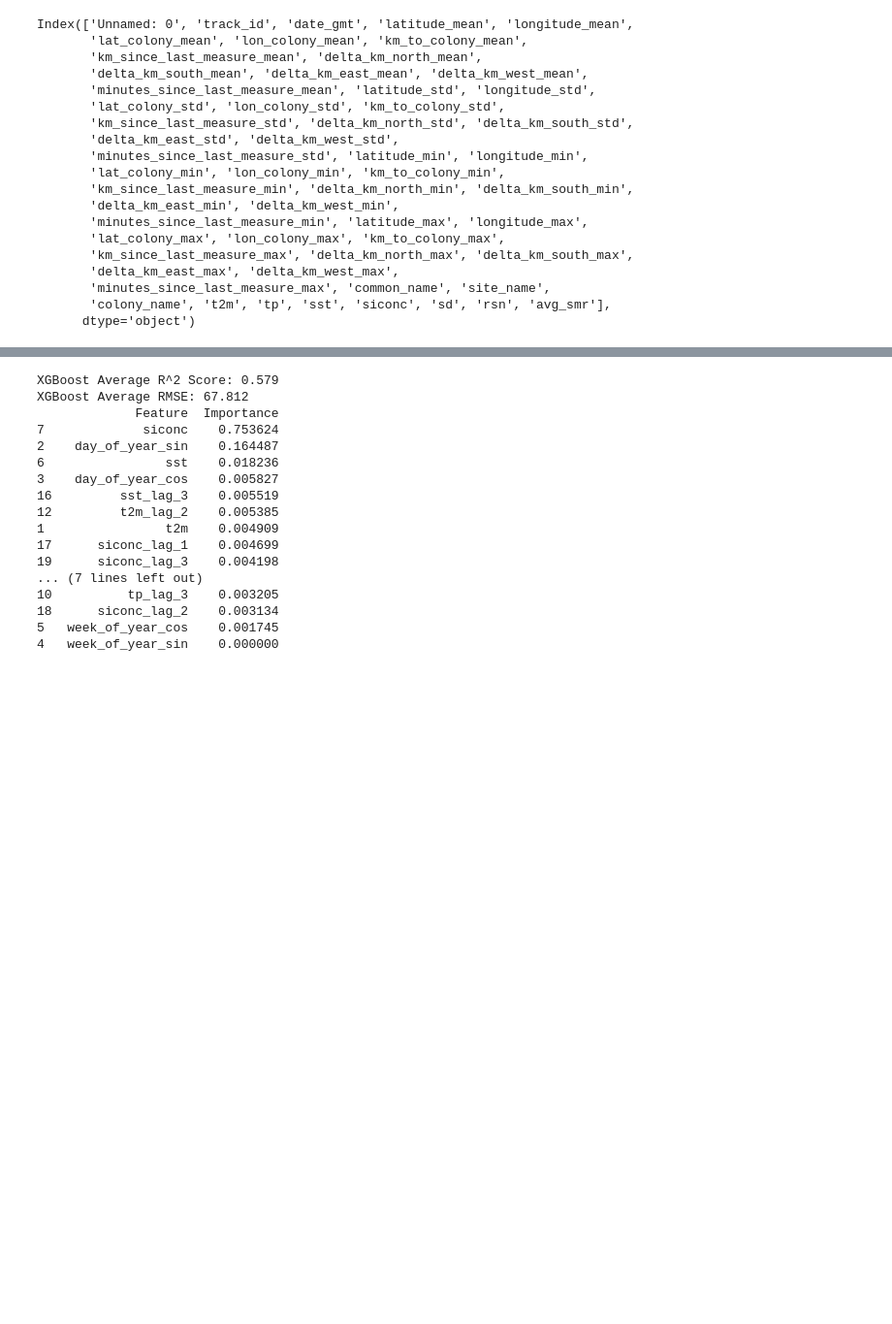
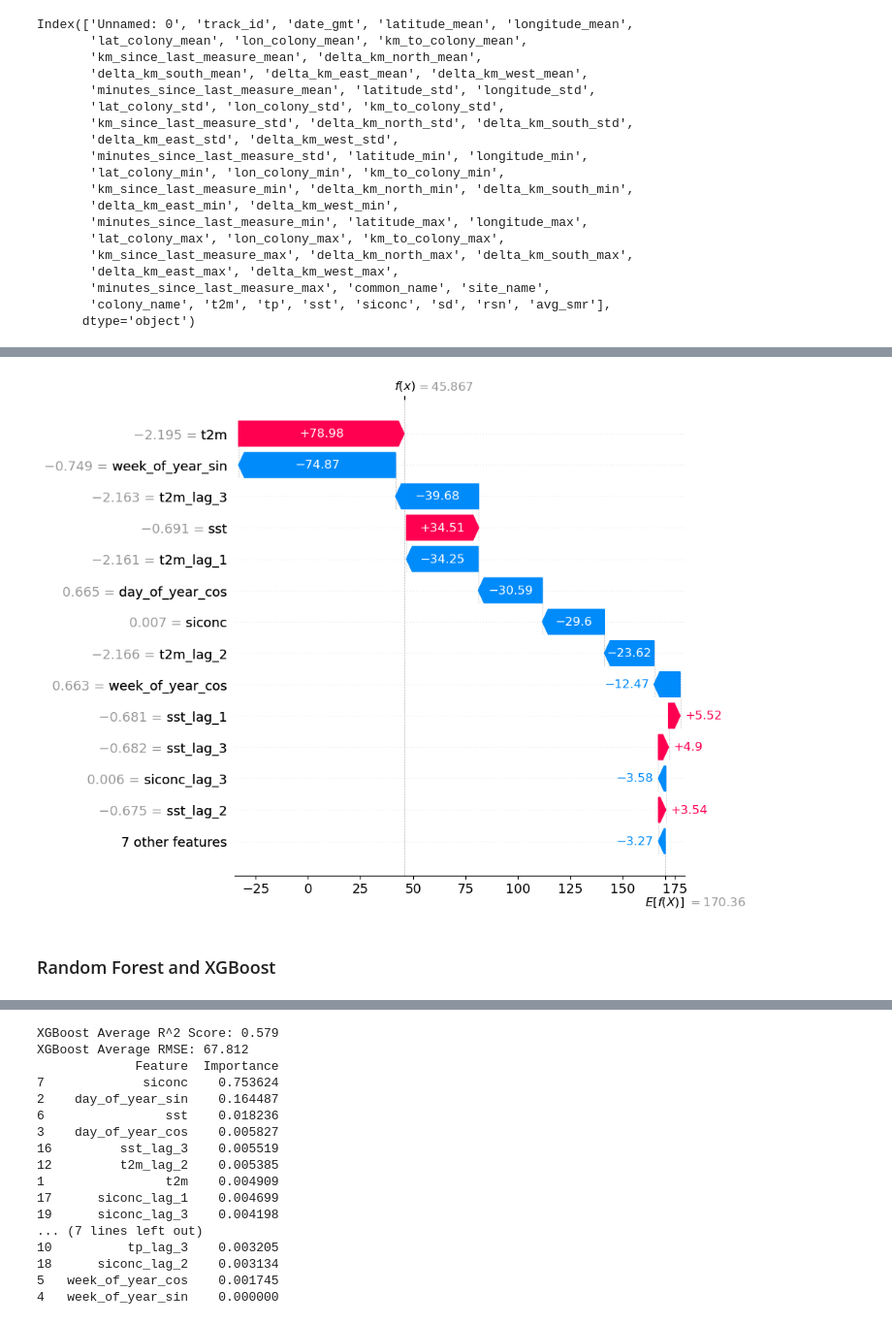
Before and after one commit to lennartp03/projectP, a Jupyter notebook: notebooks/time_series_analysis.ipynb, the cells around one changed output, grey strips where cells are left out. Shown: that part at 97% size. Cells and saved outputs as stored; diff of their text form; code cells hidden in the pictures; blank space fills up the shorter version.

```diff
--- a/notebooks/time_series_analysis.ipynb
+++ b/notebooks/time_series_analysis.ipynb
@@ -195,3 +254,10 @@ Lasso Coefficients Sorted by Importance:
+# %%
+# the waterfall_plot shows how we get from shap_values.base_values to model.predict(X)[sample_ind]
+shap.plots.waterfall(shap_values[sample_ind], max_display=14)
+# %% [output]
+[figure, added]
+# %% [markdown]
+### Random Forest and XGBoost
 # %%
 rf_model = RandomForestRegressor(
     n_estimators=200,  # Number of trees
```
Also changed, not shown: parts of 8 cells of this notebook.
